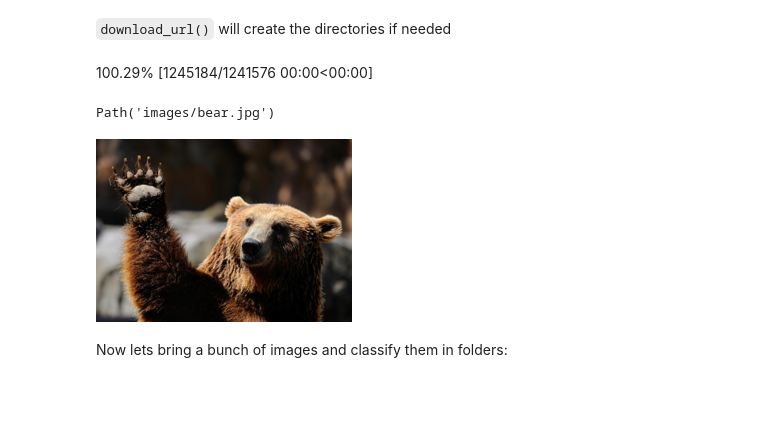
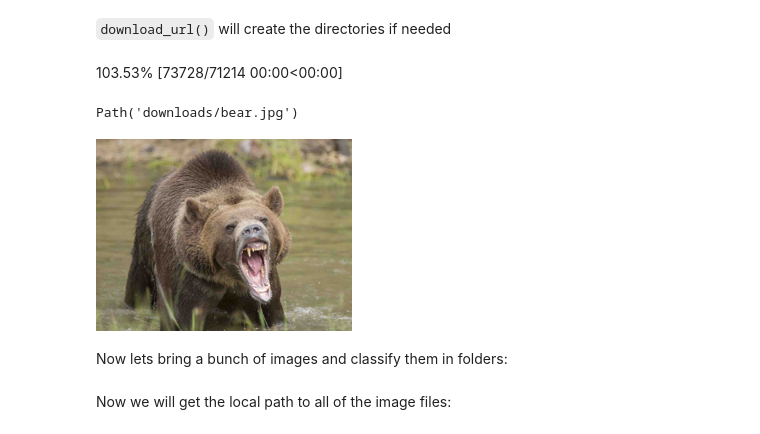
Before and after one commit to felipevaldes/FastAI, a Jupyter notebook: production.ipynb, the cells around one changed output. Saved outputs shown, nothing was run; the diff lists cells and outputs as text; code cells hidden in the pictures; blank space fills up the shorter version.

```diff
--- a/production.ipynb
+++ b/production.ipynb
@@ -18,15 +18,15 @@ len(urls), urls[10]
 # %% [markdown]
 `download_url()` will create the directories if needed
 # %%
-download_url(urls[0], 'images/bear.jpg')
+download_url(urls[0], 'downloads/bear.jpg')
 # %% [output]
-100.29% [1245184/1241576 00:00<00:00]
+103.53% [73728/71214 00:00<00:00]
-Path('images/bear.jpg')
+Path('downloads/bear.jpg')
 # %%
-im = Image.open('images/bear.jpg')
+im = Image.open('downloads/bear.jpg')
 im.to_thumb(256,256)
 # %% [output]
-[figure, old version]
+[figure, new version]
 # %% [markdown]
 Now lets bring a bunch of images and classify them in folders:
 # %%
@@ -42,3 +42,5 @@ if not path.exists():
+# %% [markdown]
+Now we will get the local path to all of the image files:
 # %%
 fns = get_image_files(path)
 fns
```
Also changed, not shown: parts of 12 cells of this notebook.
